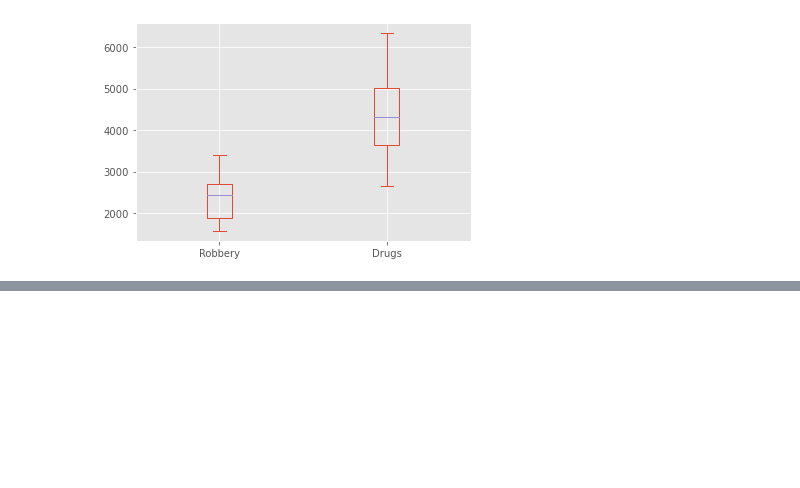
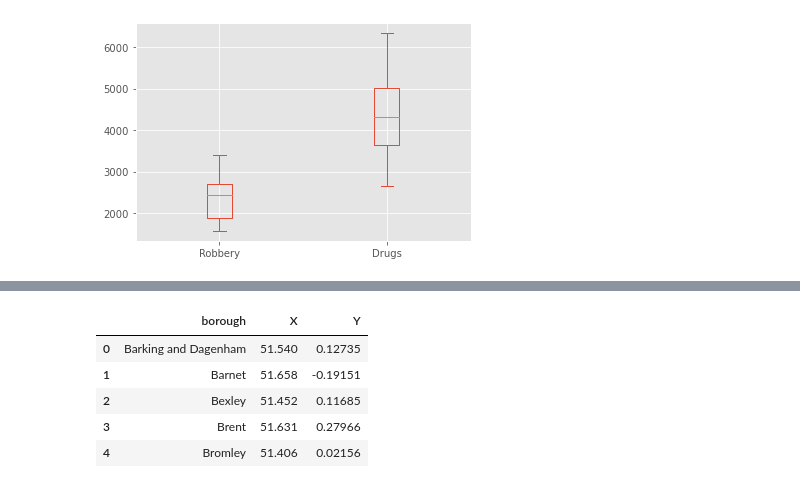
Before and after one commit to layliry/tugas1, a Jupyter notebook: pytn_1_078_laylirahmaniay.ipynb, the cells around one changed output, grey strips where cells are left out. Drawn from its saved outputs; the diff is of its cells as text; code cells hidden in the pictures; blank space fills up the shorter version.

```diff
--- a/pytn_1_078_laylirahmaniay.ipynb
+++ b/pytn_1_078_laylirahmaniay.ipynb
@@ -1009,0 +1092,4 @@ df_robdrg.set_index("month").plot(kind="box")
+# %%
+df_bor = df_lndcrime.groupby('borough').sum().reset_index().drop(columns=['value','year','month'])
+df_bor = df_bor.head()
+df_bor
@@ -1009,0 +1103,6 @@ df_robdrg.set_index("month").plot(kind="box")
+# %%
+from pandas import DataFrame
+
+df_loc = DataFrame({'X' :[51.540,51.658,51.452,51.631,51.406],
+                    'Y' :[0.12735,-0.19151,0.11685,0.27966,0.02156]})
+df_loc
@@ -1009,0 +1116,13 @@ df_robdrg.set_index("month").plot(kind="box")
+# %%
+
+df_bor['X']=df_loc['X']
+df_bor['Y']=df_loc['Y']
+
+df_bor
+# %% [output]
+|  | borough | X | Y |
+| 0 | Barking and Dagenham | 51.540 | 0.12735 |
+| 1 | Barnet | 51.658 | -0.19151 |
+| 2 | Bexley | 51.452 | 0.11685 |
+| 3 | Brent | 51.631 | 0.27966 |
+| 4 | Bromley | 51.406 | 0.02156 |
```
Also changed, not shown: parts of 17 cells of this notebook.
